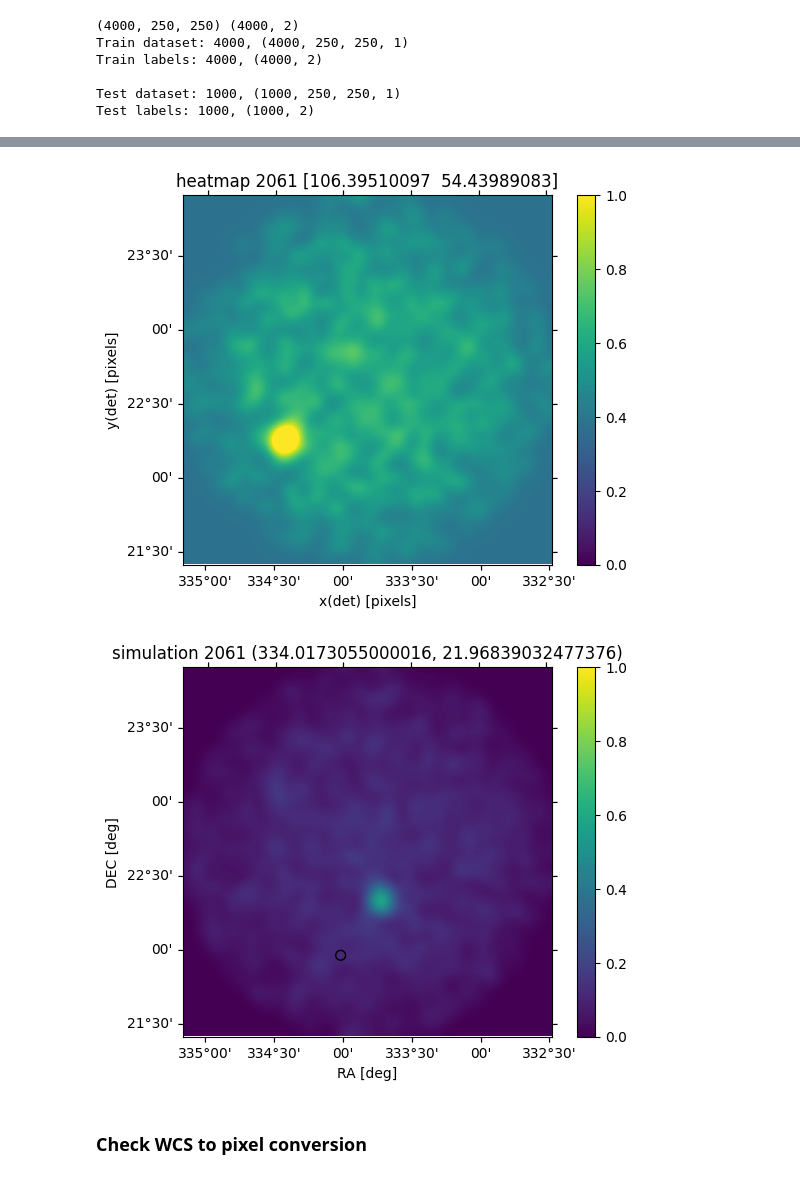
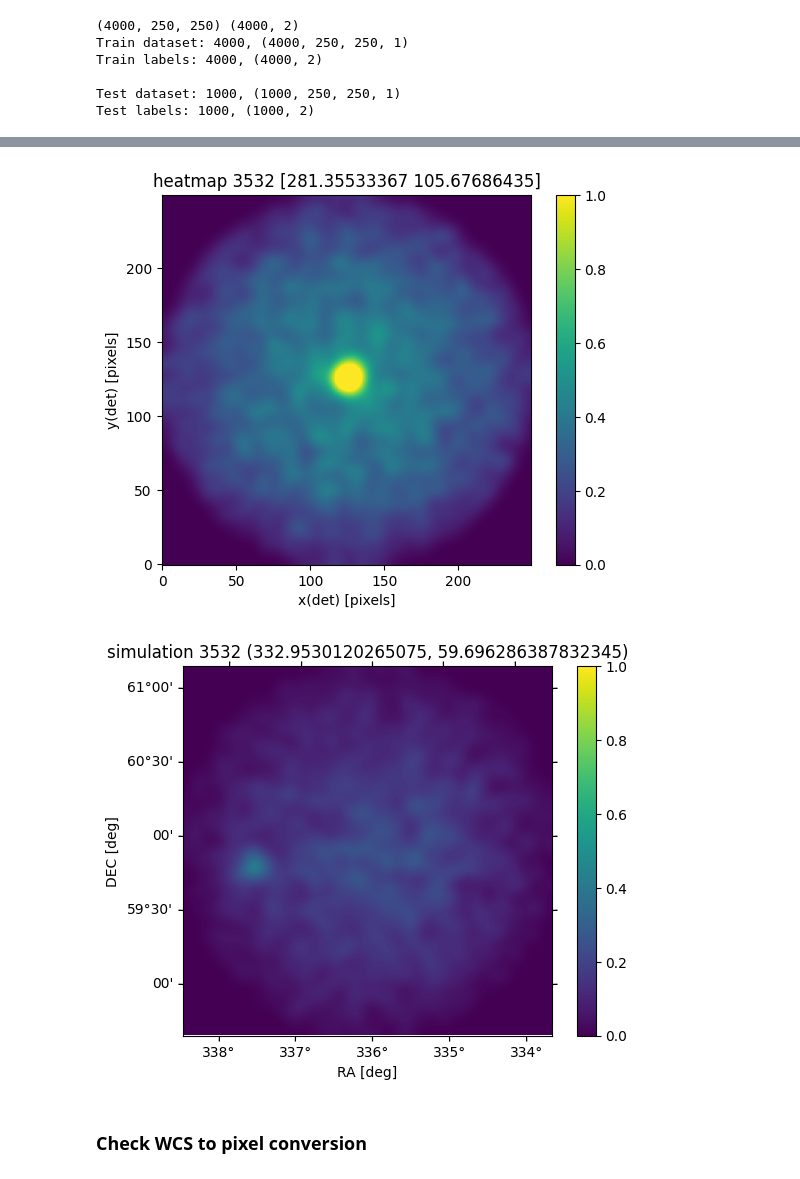
Before and after one commit to ambra-dipiano/astroAI, a Jupyter notebook: astroai/notebooks/check-world-to-pixel-conversion.ipynb, the cells around one changed output, grey strips where cells are left out. Cells and saved outputs as stored; diff of their text form; code cells hidden in the pictures.

```diff
--- a/astroai/notebooks/check-world-to-pixel-conversion.ipynb
+++ b/astroai/notebooks/check-world-to-pixel-conversion.ipynb
@@ -8,7 +8,7 @@ from os.path import join, isfile
 infotable = f'/data01/homes/dipiano/E4/irf_random/crab/sim/merged_simulator_data.dat'
 
 # dataset
-mapsname = '/data01/homes/dipiano/E4/irf_random/crab/regression_5sgm_5000sz.npy'
+mapsname = '/data01/homes/dipiano/E4/irf_random/crab/regression_5sgm_5000sz_nonorm.npy'
 ds = np.load(mapsname, allow_pickle=True, encoding='latin1', fix_imports=True).flat[0]
 print(f"Maps: {ds.keys()}")
 print(f"DS dataset size: {len(ds['DS'])}")
@@ -18,7 +18,7 @@ DS dataset size: 5000
 # %%
 from astroai.tools.utils import split_regression_dataset
 
-train_data, train_labels, train_seeds, test_data, test_labels, test_seeds = split_regression_dataset(ds, infotable, split=80, reshape=True, binning=250)
+train_data, train_labels, train_seeds, test_data, test_labels, test_seeds = split_regression_dataset(ds, split=80, reshape=True, binning=250)
 
 print(f"Train dataset: {len(train_data)}, {train_data.shape}")
 print(f"Train labels: {len(train_labels)}, {train_labels.shape}")
@@ -35,18 +35,19 @@ Test labels: 1000, (1000, 2)
 import matplotlib.pyplot as plt
 import astropy.units as u
 
-def plot_heatmap_wcs(heatmap, transform, title='heatmap', xlabel='x', ylabel='y', show=False, save=False, save_name=None, wcs=None, src=None):
+def plot_heatmap_wcs(heatmap, transform='world', title='heatmap', xlabel='x', ylabel='y',
+                     show=False, save=False, save_name=None, wcs=None, src=None):
     if wcs is not None:
         ax = plt.subplot(projection=wcs)
         ax.coords[0].set_format_unit(u.deg)
         ax.coords[1].set_format_unit(u.deg)
-        ax.scatter(src.ra.deg, src.dec.deg, marker='o', s=50, facecolor='none', edgecolor='k',
-                   transform=ax.get_transform(transform))
-        #ax.invert_xaxis()
+        ax.invert_xaxis()
     else:
         ax = plt.subplot()
-        ax.invert_yaxis()
-    img = ax.imshow(heatmap, vmin=0, vmax=1)
+
+    img = ax.imshow(heatmap, vmin=0, vmax=1, origin='lower')
+    #ax.scatter(src.ra.deg, src.dec.deg, marker='o', s=50, facecolor='none', edgecolor='k',
+    #           transform=ax.get_transform('world'))
     ax.set_title(title)
     ax.set_xlabel(xlabel)
     ax.set_ylabel(ylabel)
@@ -62,8 +63,10 @@ from astroai.tools.utils import plot_heatmap, set_wcs
 from astropy.coordinates import SkyCoord
 
 # get random seed
-idx = np.random.choice(range(len(train_seeds)))
-seed = train_seeds[idx]
+#idx = np.random.choice(range(len(train_seeds)))
+
+idx = 3531
+seed = 3532  ## QUI QUALCOSA NON VA NELLA CONVERSIONE DEL LABEL!!! HO SOLO 250 PIXELS PER LATO!!!!
 print(f"IDX={idx} --> SEED={seed}")
 binning = 250
 with_wcs = True
@@ -79,19 +82,19 @@ IDX=2060 --> SEED=2061
 # %%
 # create wcs
 if with_wcs:
     w = set_wcs(point_ra=row['point_ra'].values[0], point_dec=row['point_dec'].values[0],
                 point_ref=binning/2+0.5, pixelsize=row['fov'].values[0]/binning)
     src = SkyCoord(ra=row['source_ra'].values[0], dec=row['source_dec'].values[0], unit='deg')
 else:
     w = None
     src = train_labels[idx]
 
 # plot map
-plot_heatmap_wcs(train_data[seed], title=f'heatmap {seed} {train_labels[idx]}', wcs=w, src=src,
+plot_heatmap_wcs(ds['DS'][seed], title=f"heatmap {seed} {ds['LABELS'][idx]}", src=src,
                  xlabel='x(det) [pixels]', ylabel='y(det) [pixels]',
-                 show=True, save=False, save_name=None, transform='pixel')
+                 show=True, save=False, save_name=None)
 # %% [output]
-[figure, old version]
+[figure, new version]
 # %%
 from astropy.table import Table
 from astroai.tools.utils import extract_heatmap_from_table
@@ -105,7 +108,7 @@ plot_heatmap_wcs(heatmap, title=f"simulation {seed} {(row['source_ra'].values[0]
                  wcs=w, src=src, xlabel='RA [deg]', ylabel='DEC [deg]',
                  show=True, save=False, save_name=None, transform='world')
 # %% [output]
-[figure, old version]
+[figure, new version]
 # %% [markdown]
 ### Check WCS to pixel conversion
 # %%
```
Also changed, not shown: parts of 4 cells of this notebook, 1 other file.
